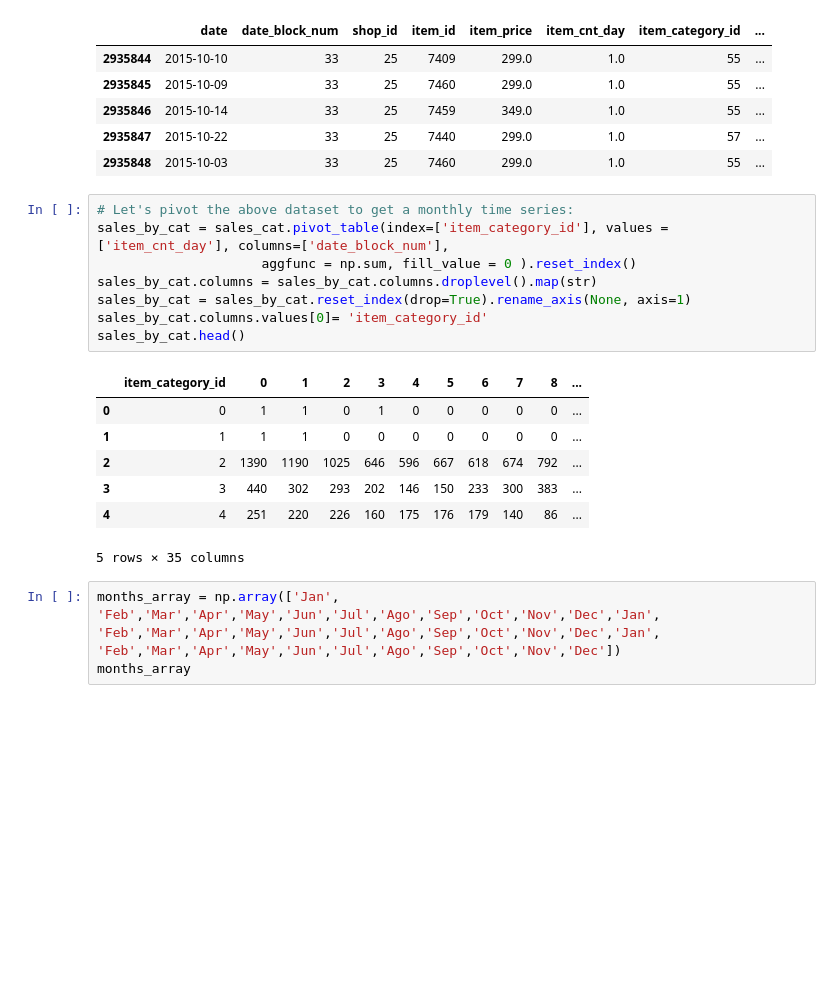
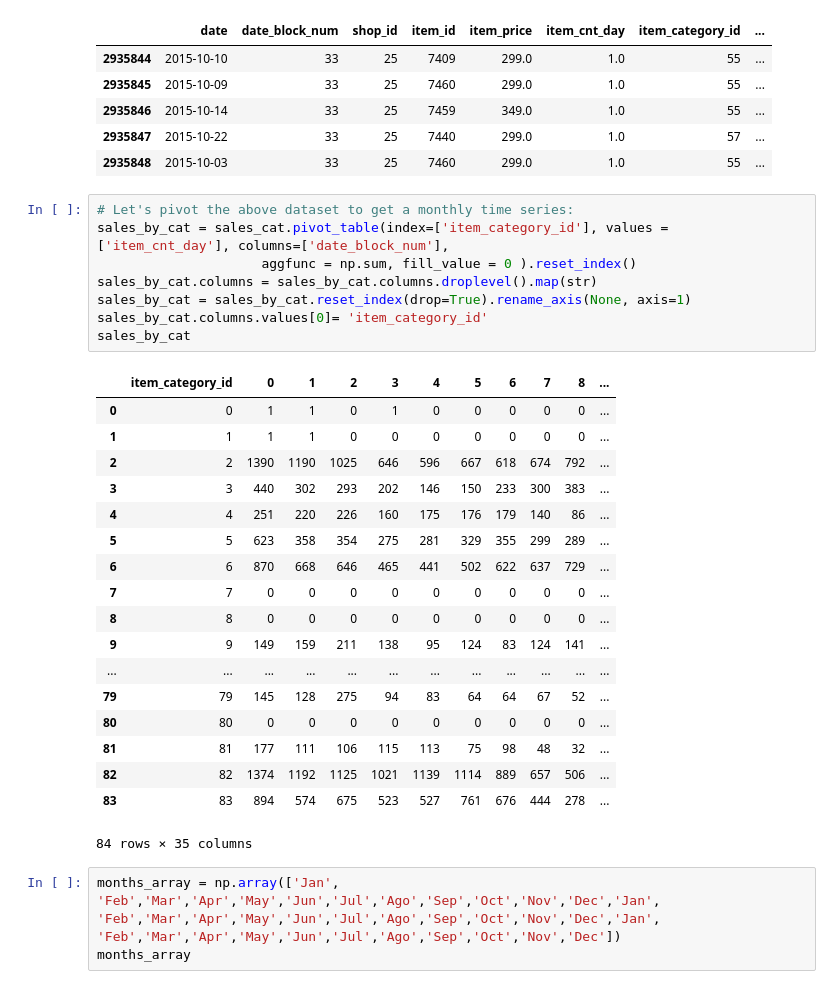
Before and after one commit to data-science-if-usp/kaggle, a Jupyter notebook: boris/Future_Sales_Notebooks/Predictions_by_Category.ipynb, the cells around one changed output. Drawn from its saved outputs; the diff is of its cells as text; blank space fills up the shorter version.

```diff
--- a/boris/Future_Sales_Notebooks/Predictions_by_Category.ipynb
+++ b/boris/Future_Sales_Notebooks/Predictions_by_Category.ipynb
@@ -247,19 +247,30 @@ sales_cat.tail()
 # %%
 # Let's pivot the above dataset to get a monthly time series:
 sales_by_cat = sales_cat.pivot_table(index=['item_category_id'], values = ['item_cnt_day'], columns=['date_block_num'],
                      aggfunc = np.sum, fill_value = 0 ).reset_index()
 sales_by_cat.columns = sales_by_cat.columns.droplevel().map(str)
 sales_by_cat = sales_by_cat.reset_index(drop=True).rename_axis(None, axis=1)
 sales_by_cat.columns.values[0]= 'item_category_id'
-sales_by_cat.head()
+sales_by_cat
 # %% [output]
 |  | item_category_id | 0 | 1 | 2 | 3 | 4 | 5 | 6 | 7 | 8 | ... |
 | 0 | 0 | 1 | 1 | 0 | 1 | 0 | 0 | 0 | 0 | 0 | ... |
 | 1 | 1 | 1 | 1 | 0 | 0 | 0 | 0 | 0 | 0 | 0 | ... |
 | 2 | 2 | 1390 | 1190 | 1025 | 646 | 596 | 667 | 618 | 674 | 792 | ... |
 | 3 | 3 | 440 | 302 | 293 | 202 | 146 | 150 | 233 | 300 | 383 | ... |
 | 4 | 4 | 251 | 220 | 226 | 160 | 175 | 176 | 179 | 140 | 86 | ... |
+| 5 | 5 | 623 | 358 | 354 | 275 | 281 | 329 | 355 | 299 | 289 | ... |
+| 6 | 6 | 870 | 668 | 646 | 465 | 441 | 502 | 622 | 637 | 729 | ... |
+| 7 | 7 | 0 | 0 | 0 | 0 | 0 | 0 | 0 | 0 | 0 | ... |
+| 8 | 8 | 0 | 0 | 0 | 0 | 0 | 0 | 0 | 0 | 0 | ... |
+| 9 | 9 | 149 | 159 | 211 | 138 | 95 | 124 | 83 | 124 | 141 | ... |
+| ... | ... | ... | ... | ... | ... | ... | ... | ... | ... | ... | ... |
+| 79 | 79 | 145 | 128 | 275 | 94 | 83 | 64 | 64 | 67 | 52 | ... |
+| 80 | 80 | 0 | 0 | 0 | 0 | 0 | 0 | 0 | 0 | 0 | ... |
+| 81 | 81 | 177 | 111 | 106 | 115 | 113 | 75 | 98 | 48 | 32 | ... |
+| 82 | 82 | 1374 | 1192 | 1125 | 1021 | 1139 | 1114 | 889 | 657 | 506 | ... |
+| 83 | 83 | 894 | 574 | 675 | 523 | 527 | 761 | 676 | 444 | 278 | ... |
-5 rows × 35 columns
+84 rows × 35 columns
 # %%
 months_array = np.array(['Jan', 'Feb','Mar','Apr','May','Jun','Jul','Ago','Sep','Oct','Nov','Dec','Jan', 'Feb','Mar','Apr','May','Jun','Jul','Ago','Sep','Oct','Nov','Dec','Jan', 'Feb','Mar','Apr','May','Jun','Jul','Ago','Sep','Oct','Nov','Dec'])
 months_array
```
Also changed, not shown: parts of 10 cells of this notebook, 2 other files.
